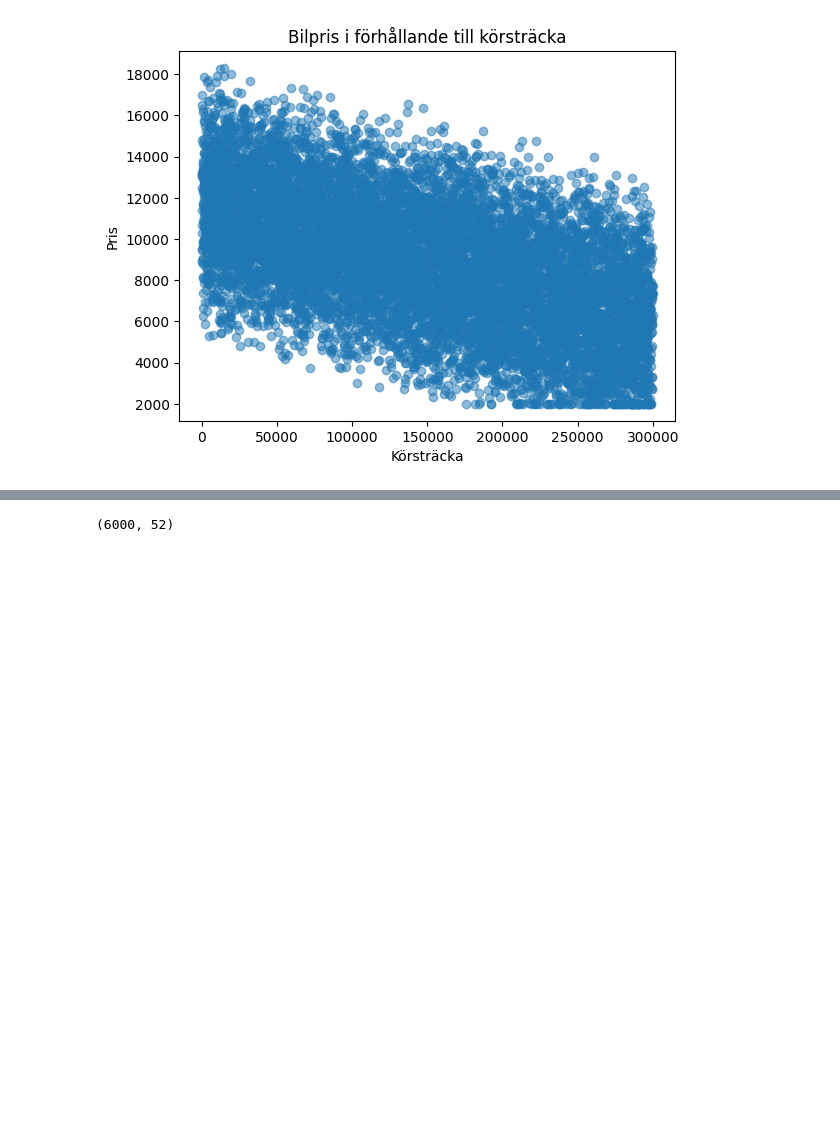
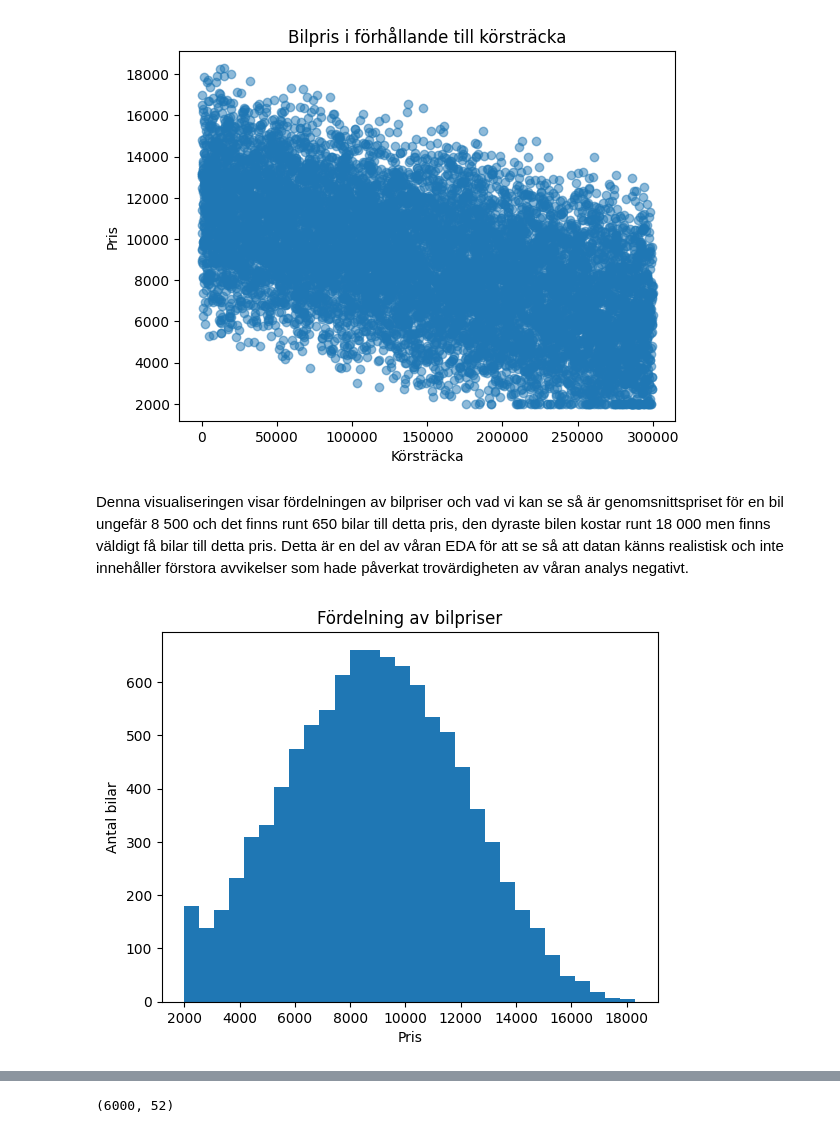
Before and after one commit to Pixelatrix/MachineLearning, a Jupyter notebook: Erik/Erik.ipynb, the cells around one changed output, grey strips where cells are left out. Cells and saved outputs as stored; diff of their text form; code cells hidden in the pictures; blank space fills up the shorter version.

```diff
--- a/Erik/Erik.ipynb
+++ b/Erik/Erik.ipynb
@@ -71,5 +71,16 @@ plt.title("Bilpris i förhållande till körsträcka")
 plt.show()
 # %% [output]
 [figure]
+# %% [markdown]
+Denna visualiseringen visar fördelningen av bilpriser och vad vi kan se så är genomsnittspriset för en bil ungefär 8 500 och det finns runt 650 bilar till detta pris, den dyraste bilen kostar runt 18 000 men finns väldigt få bilar till detta pris. Detta är en del av våran EDA för att se så att datan känns realistisk och inte innehåller förstora avvikelser som hade påverkat trovärdigheten av våran analys negativt.
+# %%
+plt.figure()
+plt.hist(df["Price"], bins=30)
+plt.xlabel("Pris")
+plt.ylabel("Antal bilar")
+plt.title("Fördelning av bilpriser")
+plt.show()
+# %% [output]
+[figure, added]
 # %% [markdown]
 Innan modellen tränas förbehandlas datan för att kunna användas i maskininlärningsmodeller. Numeriska variabler hanteras genom att saknade värden ersätts med medianvärdet, medan kategoriska variabler omvandlas till numeriska värden med hjälp av One-Hot Encoding. Förbehandlingen anpassas endast på träningsdatan och appliceras därefter på validerings- och testdata för att undvika dataläckage.
```
Also changed, not shown: parts of 4 cells of this notebook.
